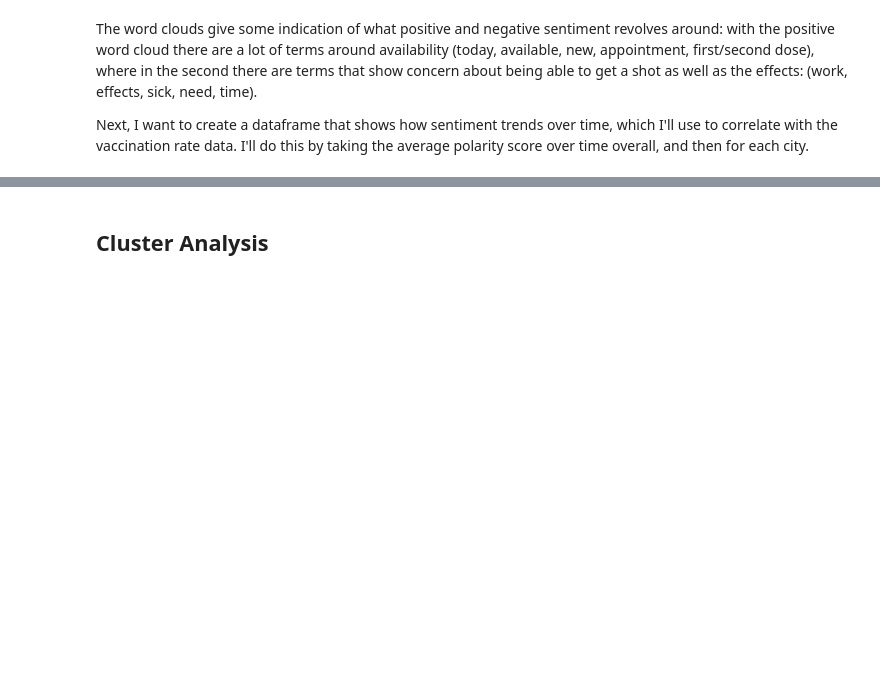
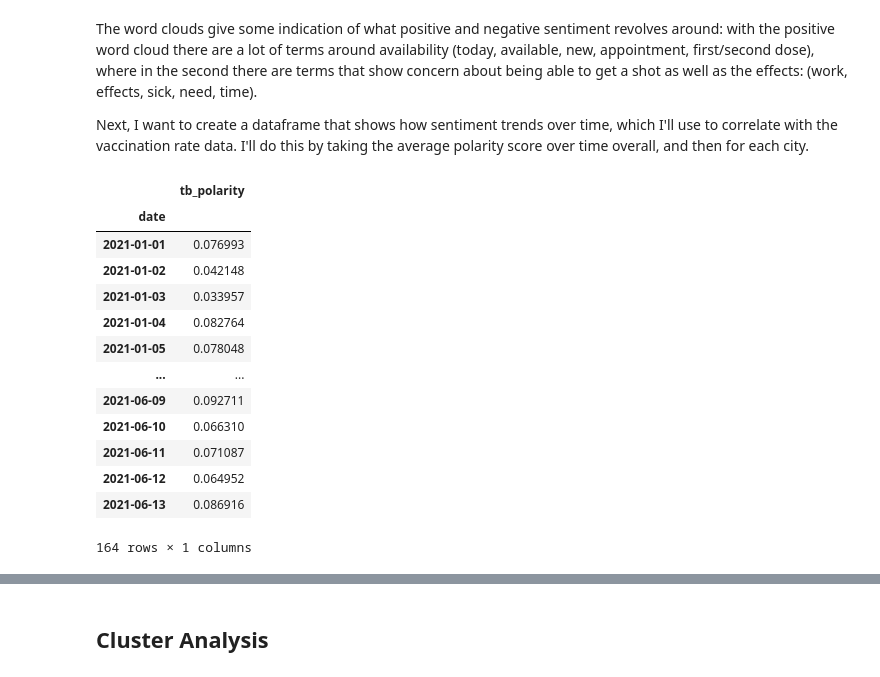
Before and after one commit to christisarv/2021-covid-vaccine-analysis, a Jupyter notebook: Twitter Sentiment Evaluation.ipynb, the cells around one changed output, grey strips where cells are left out. Saved outputs shown, nothing was run; the diff lists cells and outputs as text; code cells hidden in the pictures; blank space fills up the shorter version.

```diff
--- a/Twitter Sentiment Evaluation.ipynb
+++ b/Twitter Sentiment Evaluation.ipynb
@@ -246,4 +253,21 @@ Next, I want to create a dataframe that shows how sentiment trends over time, wh
 sent_over_time = df[['date', 'tb_polarity']].sort_values(by ='date')
 sent_over_time['date'] =pd.to_datetime(sent_over_time['date'])
 sent_over_time = sent_over_time.groupby('date').mean()
+# %%
+sent_over_time
+# %% [output]
+|  | tb_polarity |
+| date |  |
+| 2021-01-01 | 0.076993 |
+| 2021-01-02 | 0.042148 |
+| 2021-01-03 | 0.033957 |
+| 2021-01-04 | 0.082764 |
+| 2021-01-05 | 0.078048 |
+| ... | ... |
+| 2021-06-09 | 0.092711 |
+| 2021-06-10 | 0.066310 |
+| 2021-06-11 | 0.071087 |
+| 2021-06-12 | 0.064952 |
+| 2021-06-13 | 0.086916 |
+164 rows × 1 columns
 # %%
```
Also changed, not shown: parts of 31 cells of this notebook, 2 other files.
